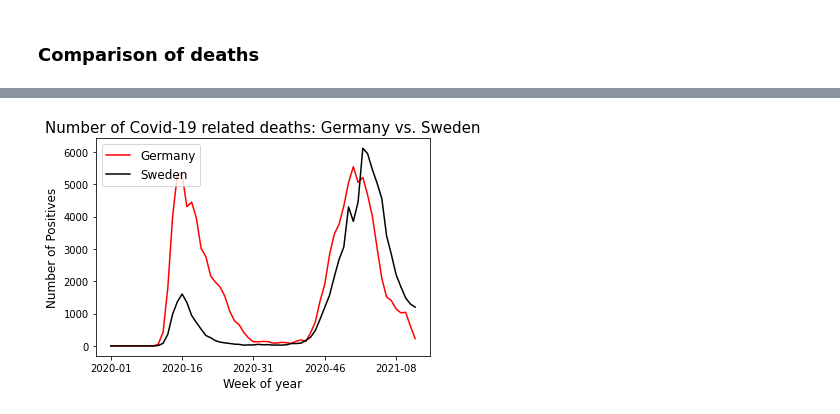
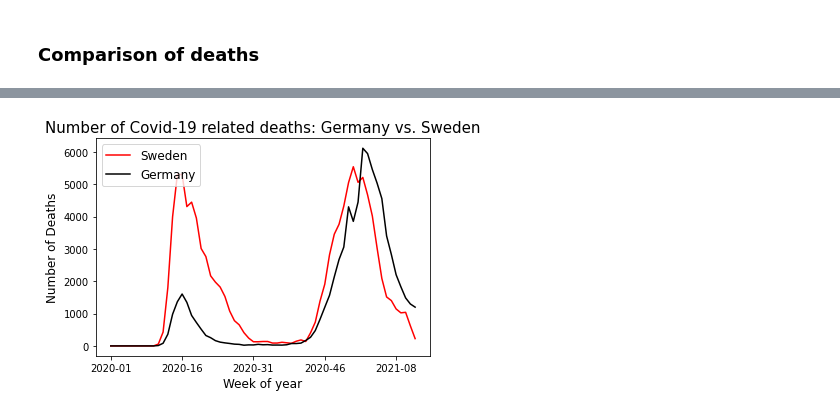
Before and after one commit to thomas-hoellen/corona-dashboard, a Jupyter notebook: COVID-Analysis.ipynb, the cells around one changed output, grey strips where cells are left out. Drawn from its saved outputs; the diff is of its cells as text; code cells hidden in the pictures.

Commit message:
Small label bug fix

```diff
--- a/COVID-Analysis.ipynb
+++ b/COVID-Analysis.ipynb
@@ -103,13 +88,13 @@ x_germany_deaths = df_deaths_germany[df_deaths_germany.indicator=="deaths"].year
 y_sweden_deaths = df_deaths_sweden[df_deaths_sweden.indicator=="deaths"].weekly_count*normalizer
 x_sweden_deaths = df_deaths_sweden[df_deaths_sweden.indicator=="deaths"].year_week
 # %%
-plt.plot(x_sweden_deaths, y_sweden_deaths, 'r', label="Germany")
-plt.plot(x_germany_deaths, y_germany_deaths, 'k', label="Sweden")
+plt.plot(x_sweden_deaths, y_sweden_deaths, 'r', label="Sweden")
+plt.plot(x_germany_deaths, y_germany_deaths, 'k', label="Germany")
 plt.xticks(np.arange(0, x_germany_deaths.shape[0], step=15))
 plt.xlabel('Week of year', fontsize=12)
 plt.ylabel('Number of Deaths',  fontsize=12)
 plt.title('Number of Covid-19 related deaths: Germany vs. Sweden', fontsize=15)
 plt.legend(loc="upper left", fontsize=12)
 plt.show()
 # %% [output]
-[figure, old version]
+[figure, new version]
```
Also changed, not shown: parts of 3 cells of this notebook.
